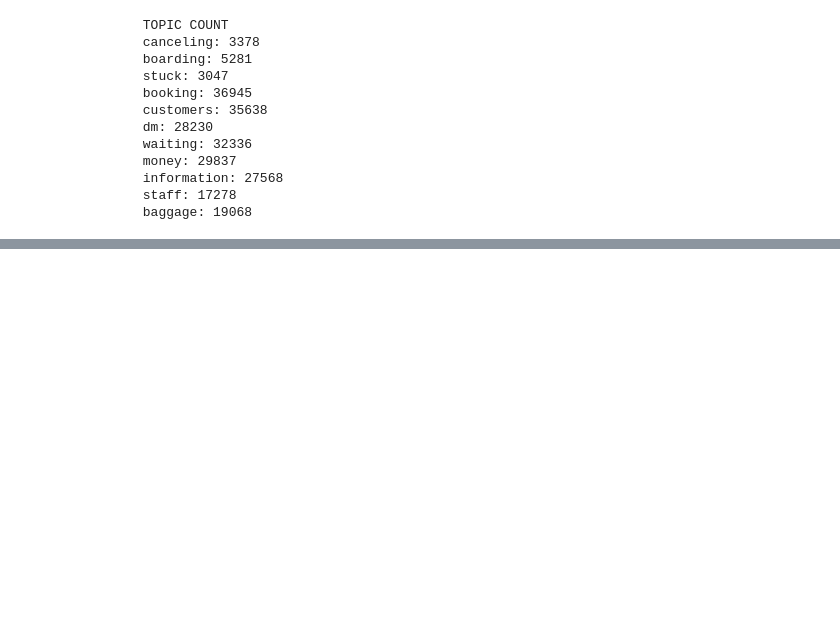
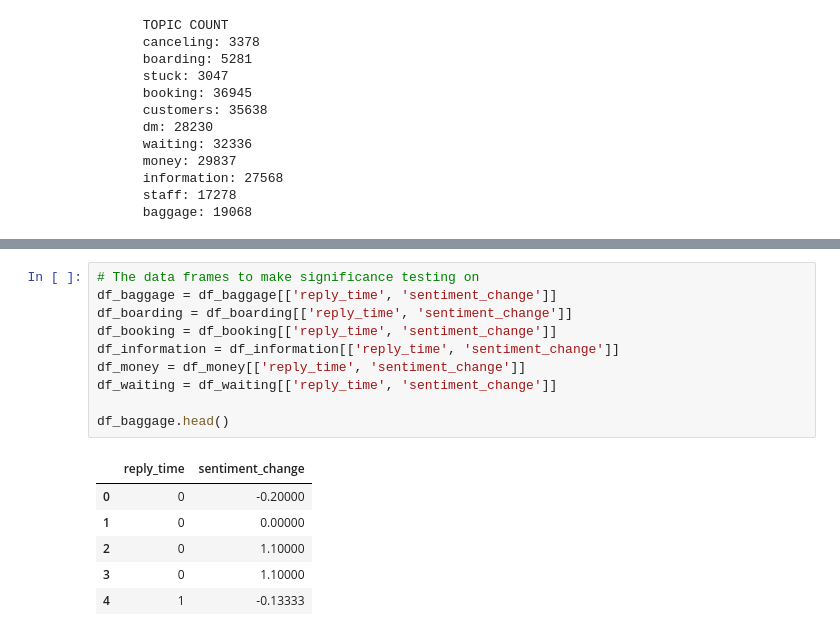
Before and after one commit to danamira/DBL-Data-Challenge, a Jupyter notebook: reply_time4.ipynb, the cells around one changed output, grey strips where cells are left out. Saved outputs shown, nothing was run; the diff lists cells and outputs as text; blank space fills up the shorter version.

```diff
--- a/reply_time4.ipynb
+++ b/reply_time4.ipynb
@@ -186,0 +164,17 @@ Text(0.5, 0.98, 'Sentiment Change Over Airline Reply Time Per Topic')
+# %%
+# The data frames to make significance testing on
+df_baggage = df_baggage[['reply_time', 'sentiment_change']]
+df_boarding = df_boarding[['reply_time', 'sentiment_change']]
+df_booking = df_booking[['reply_time', 'sentiment_change']]
+df_information = df_information[['reply_time', 'sentiment_change']]
+df_money = df_money[['reply_time', 'sentiment_change']]
+df_waiting = df_waiting[['reply_time', 'sentiment_change']]
+
+df_baggage.head()
+# %% [output]
+|  | reply_time | sentiment_change |
+| 0 | 0 | -0.20000 |
+| 1 | 0 | 0.00000 |
+| 2 | 0 | 1.10000 |
+| 3 | 0 | 1.10000 |
+| 4 | 1 | -0.13333 |
```
Also changed, not shown: parts of 14 cells of this notebook.
